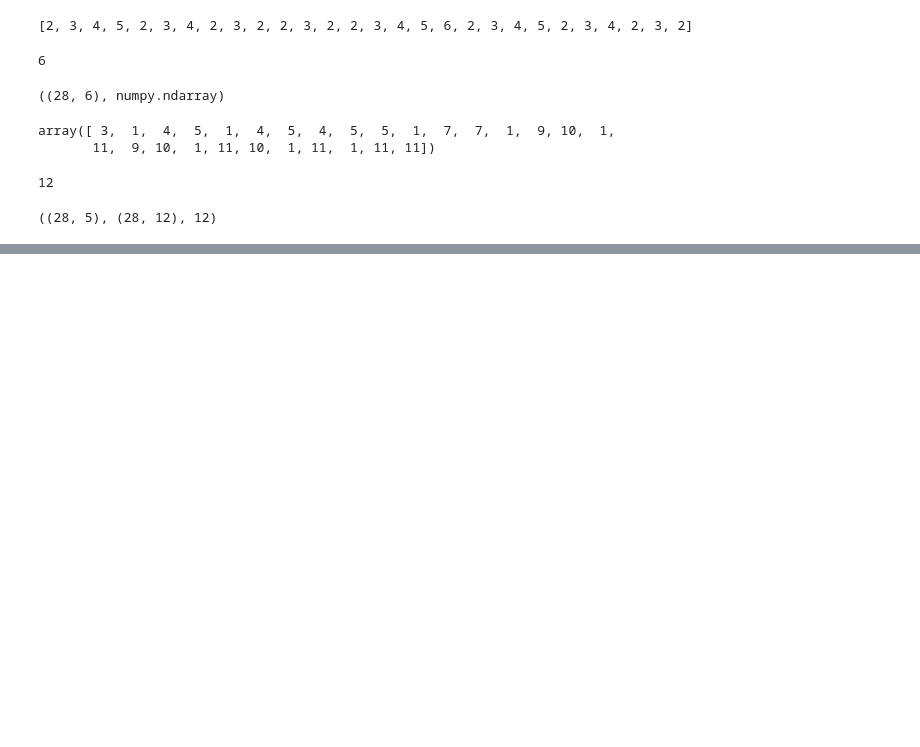
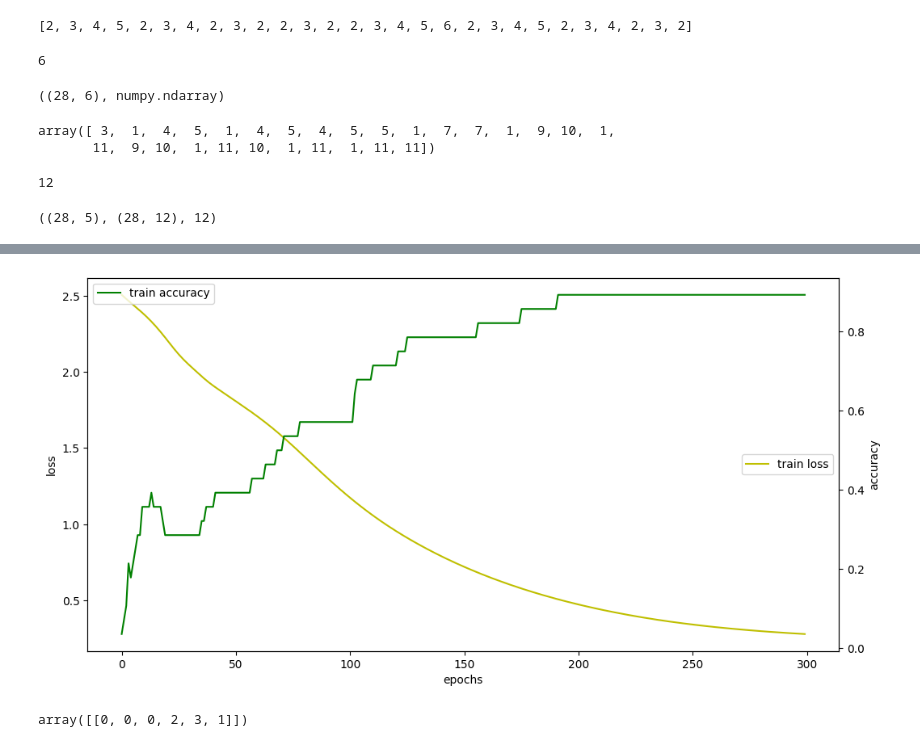
Before and after one commit to onizuka-38/ai_x, a Jupyter notebook: source/07_자연어처리/ch4_RNN.ipynb, the cells around one changed output, grey strips where cells are left out. Saved outputs shown, nothing was run; the diff lists cells and outputs as text; code cells hidden in the pictures; blank space fills up the shorter version.

```diff
--- a/source/07_자연어처리/ch4_RNN.ipynb
+++ b/source/07_자연어처리/ch4_RNN.ipynb
@@ -129,3 +129,17 @@ from tensorflow.keras.models import Sequential
 from tensorflow.keras.layers import Embedding # Xi의 원핫인코딩한 희소행렬 변환
 from tensorflow.keras.layers import SimpleRNN, Dense
 import matplotlib.pyplot as plt
+
+model = Sequential()
+model.add(Embedding(input_dim=input_dim,  # 12개로 원핫인코딩
+                   output_dim=10, # 임베딩 출력의 갯수
+                   input_length=X.shape[1])) # 입력(X)의 수
+model.add(SimpleRNN(units=32))
+model.add(Dense(12, activation='softmax'))
+print(model.summary())
+# 3. 모델 학습 과정 설정
+model.compile(loss='categorical_crossentropy',
+              optimizer='adam',
+              metrics=['accuracy'])
+# 4. 모델 학습시키기
+hist = model.fit(X, Y, epochs=300, verbose=2)
@@ -131,0 +164,21 @@ import matplotlib.pyplot as plt
+# %%
+# 5. 모델 학습과정 시각화
+fig, loss_ax = plt.subplots(figsize=(12,6))
+loss_ax.plot(hist.history['loss'], 'y', label='train loss')
+acc_ax = loss_ax.twinx()
+acc_ax.plot(hist.history['accuracy'], 'g', label='train accuracy')
+loss_ax.set_xlabel('epochs')
+loss_ax.set_ylabel('loss')
+acc_ax.set_ylabel('accuracy')
+loss_ax.legend(loc='center right')
+acc_ax.legend(loc='upper left')
+plt.show()
+# %% [output]
+[figure, added]
+# %%
+# 모델 사용하기 (경마장에 있는 말이 -> 뛰고)
+encoded = t.texts_to_sequences(['경마장에 있는 말이'])[0]
+input_data = pad_sequences([encoded], maxlen=my_len, padding='pre')
+input_data
+# %% [output]
+array([[0, 0, 0, 2, 3, 1]])
```
Also changed, not shown: parts of 1 cell of this notebook, 1 other file.
